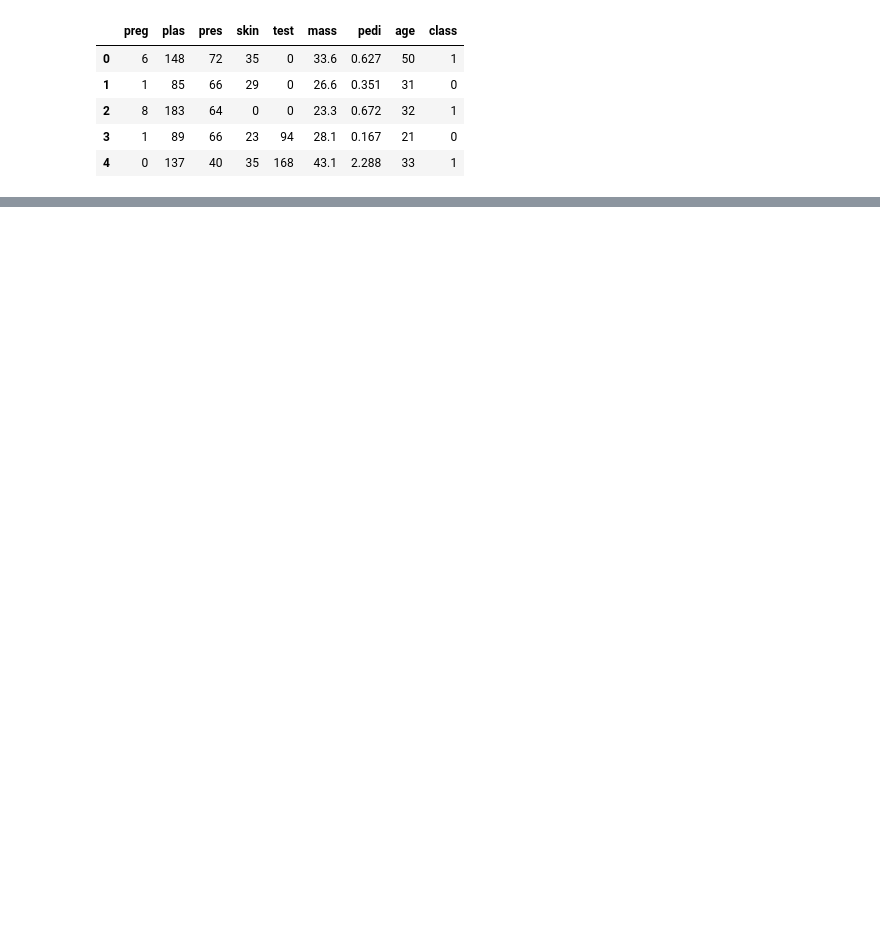
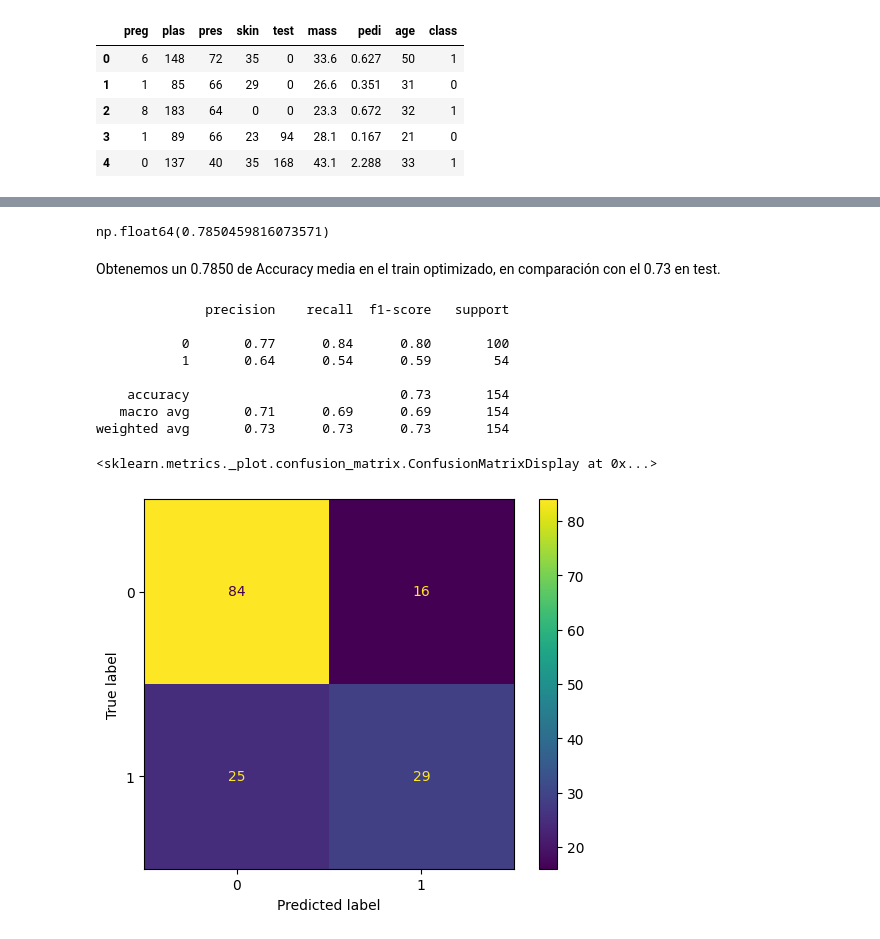
Before and after one commit to JPG250493/Repo-Ejercicios-Jesus, a Jupyter notebook: 04_Machine_Learning/Sprint_11/Unidad_02_ML_Supervisado_Bagging_Boosting/03_Practica_Obligatoria/18_Practica_Obligatoria_Ensembles.ipynb, the cells around one changed output, grey strips where cells are left out. Drawn from its saved outputs; the diff is of its cells as text; code cells hidden in the pictures; blank space fills up the shorter version.

```diff
--- a/04_Machine_Learning/Sprint_11/Unidad_02_ML_Supervisado_Bagging_Boosting/03_Practica_Obligatoria/18_Practica_Obligatoria_Ensembles.ipynb
+++ b/04_Machine_Learning/Sprint_11/Unidad_02_ML_Supervisado_Bagging_Boosting/03_Practica_Obligatoria/18_Practica_Obligatoria_Ensembles.ipynb
@@ -110,0 +197,40 @@ memory usage: 54.1 KB
+# %%
+param_grid = {
+    "depth": [4,6,8],
+    "learning_rate": [0.01, 0.05, 0.1],
+    "iterations" : [200, 400, 600]
+}
+
+grid_cat = GridSearchCV(
+    cat_clf,
+    param_grid,
+    cv = 5,
+    scoring ='accuracy',
+    n_jobs =-1
+    )
+
+grid_cat.fit(X_train_scaled, y_train)
+
+best_cat = grid_cat.best_estimator_
+grid_cat.best_params_
+grid_cat.best_score_
+# %% [output]
+np.float64(0.7850459816073571)
+# %% [markdown]
+Obtenemos un 0.7850 de Accuracy media en el train optimizado, en comparación con el 0.73 en test.
+# %%
+y_pred = best_cat.predict(X_test_scaled)
+
+print(classification_report(y_test, y_pred))
+ConfusionMatrixDisplay.from_predictions(y_test, y_pred)
+# %% [output]
+              precision    recall  f1-score   support
+
+           0       0.77      0.84      0.80       100
+           1       0.64      0.54      0.59        54
+
+    accuracy                           0.73       154
+   macro avg       0.71      0.69      0.69       154
+weighted avg       0.73      0.73      0.73       154
+<sklearn.metrics._plot.confusion_matrix.ConfusionMatrixDisplay at 0x...>
+[figure, added]
```
Also changed, not shown: parts of 23 cells of this notebook, 4 other files.
